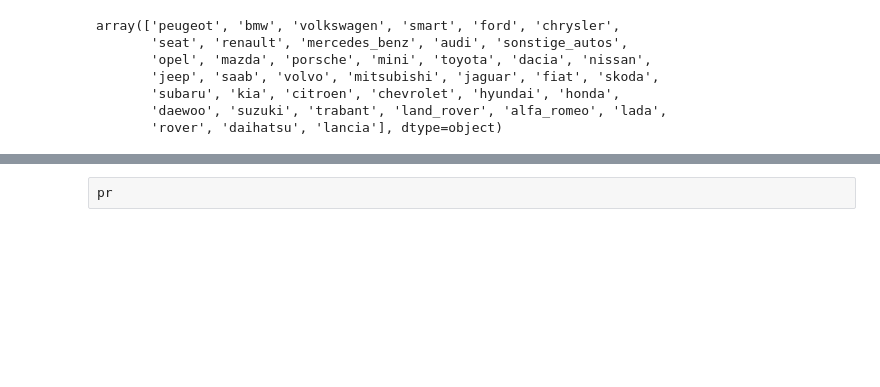
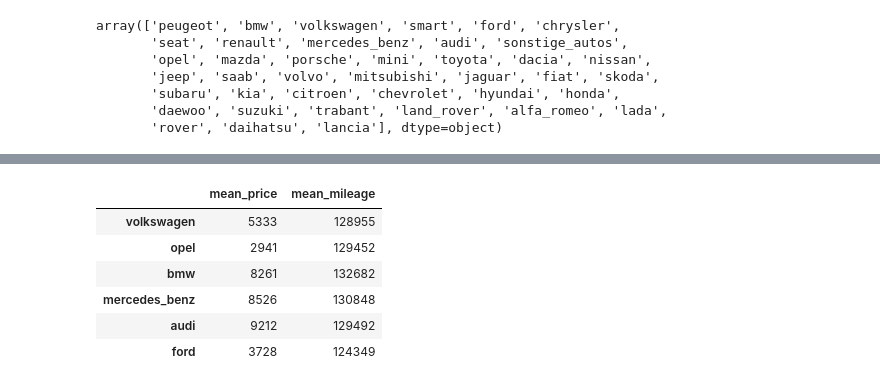
Before and after one commit to BecReed/dataquest-projects, a Jupyter notebook: GP3_Ebay_Car_Sales/Autos.ipynb, the cells around one changed output, grey strips where cells are left out. Saved outputs shown, nothing was run; the diff lists cells and outputs as text; code cells hidden in the pictures; blank space fills up the shorter version.

Commit message:
Updated the Autos comments

```diff
--- a/GP3_Ebay_Car_Sales/Autos.ipynb
+++ b/GP3_Ebay_Car_Sales/Autos.ipynb
@@ -384,7 +397,10 @@ Index(['volkswagen', 'bmw', 'opel', 'mercedes_benz', 'audi', 'ford'], dtype='obj
 # %%
 brand_mean_prices = {}
+
 for brand in common_brands:
-    mean_price = autos[autos['brand']==brand]['price'].mean()
+    brand_only = autos[autos["brand"] == brand]
+    mean_price = brand_only["price"].mean()
     brand_mean_prices[brand] = int(mean_price)
-print(brand_mean_prices)
+
+sorted(brand_mean_prices)
 # %% [output]
@@ -394,7 +419,13 @@ bmp_series = pd.Series(brand_mean_prices)
 # %%
 brand_mean_mileage = {}
+
 for brand in common_brands:
-    mean_mileage = autos[autos['brand']==brand]['odometer_km'].mean()
+    brand_only = autos[autos["brand"] == brand]
+    mean_mileage = brand_only["odometer_km"].mean()
     brand_mean_mileage[brand] = int(mean_mileage)
-print(brand_mean_mileage)
+
+mean_mileage = pd.Series(brand_mean_mileage).sort_values(ascending=False)
+mean_prices = pd.Series(brand_mean_prices).sort_values(ascending=False)
+brand_info = pd.DataFrame(mean_mileage,columns=['mean_mileage'])
+brand_info
 # %% [output]
@@ -403,7 +440,16 @@ print(brand_mean_mileage)
 mil_series = pd.Series(brand_mean_mileage)
 # %%
 brand_info = pd.DataFrame(bmp_series, columns=['mean_price'])
-# %%
-brand_info["mean_price"] = mil_series
-# %% [raw]
-pr
+# %%
+brand_info["mean_mileage"] = mil_series
+brand_info["mean_price"] = mean_prices
+
+brand_info
+# %% [output]
+|  | mean_price | mean_mileage |
+| volkswagen | 5333 | 128955 |
+| opel | 2941 | 129452 |
+| bmw | 8261 | 132682 |
+| mercedes_benz | 8526 | 130848 |
+| audi | 9212 | 129492 |
+| ford | 3728 | 124349 |
```
Also changed, not shown: parts of 18 cells of this notebook, 2 other files.
